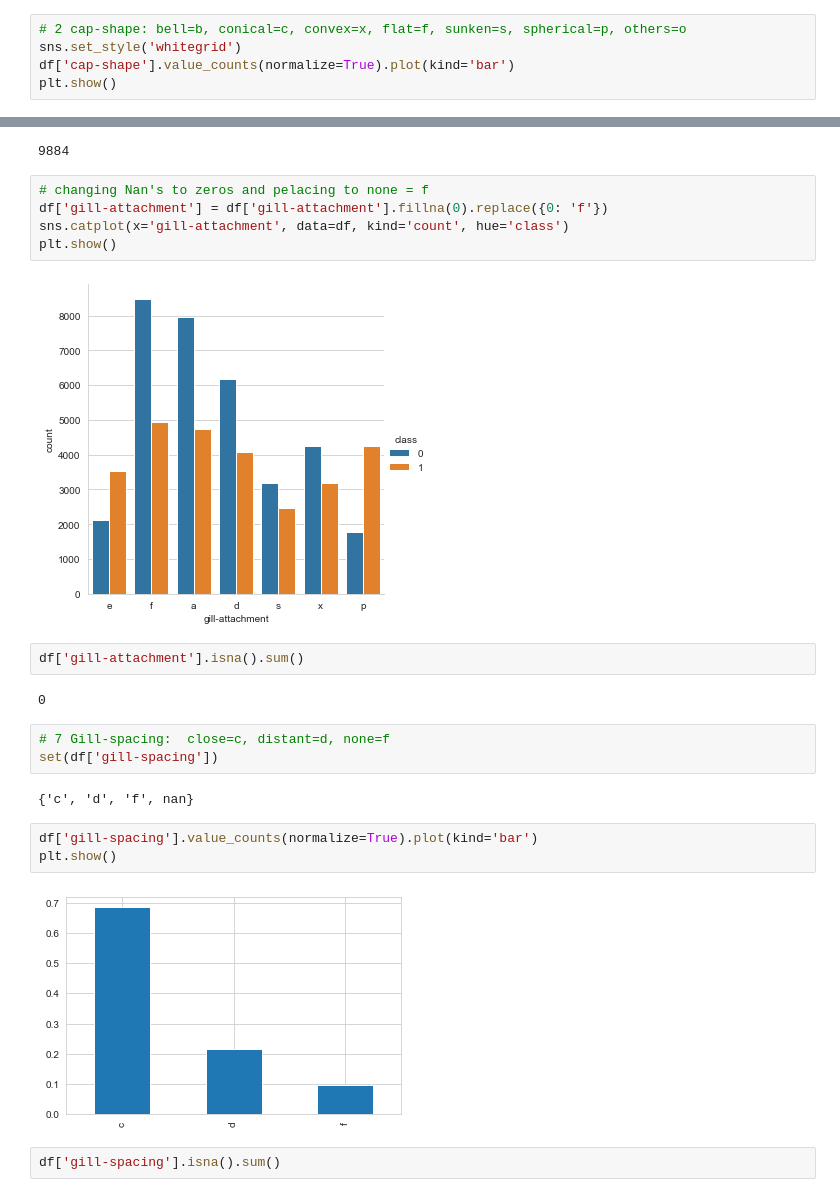
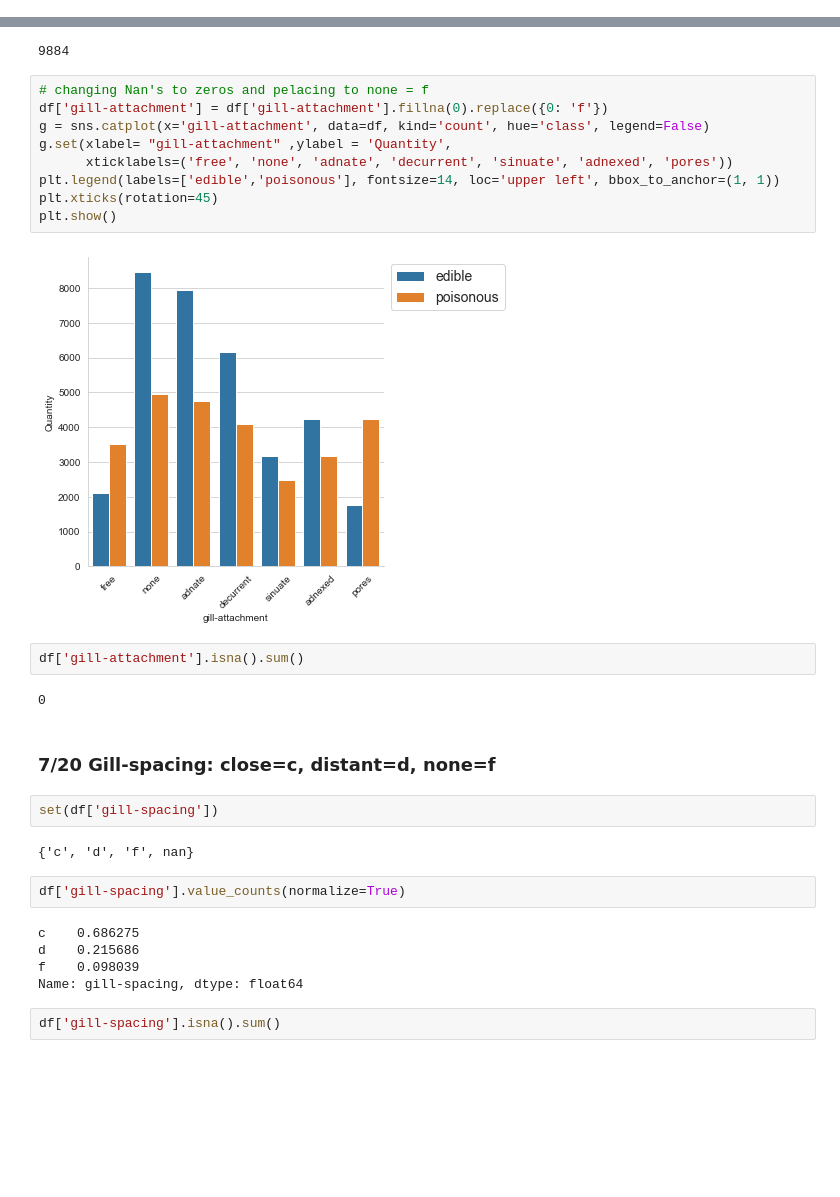
Before and after one commit to AleksanderWernik/Mushrooms, a Jupyter notebook: Grzyby.ipynb, the cells around one changed output, grey strips where cells are left out. Saved outputs shown, nothing was run; the diff lists cells and outputs as text; blank space fills up the shorter version.

```diff
--- a/Grzyby.ipynb
+++ b/Grzyby.ipynb
@@ -78,5 +77,0 @@ plt.show()
-# %%
-# 2 cap-shape: bell=b, conical=c, convex=x, flat=f, sunken=s, spherical=p, others=o
-sns.set_style('whitegrid')
-df['cap-shape'].value_counts(normalize=True).plot(kind='bar')
-plt.show()
@@ -130,24 +170,31 @@ df['gill-attachment'].isna().sum()
 # %%
 # changing Nan's to zeros and pelacing to none = f
 df['gill-attachment'] = df['gill-attachment'].fillna(0).replace({0: 'f'})
-sns.catplot(x='gill-attachment', data=df, kind='count', hue='class')
+g = sns.catplot(x='gill-attachment', data=df, kind='count', hue='class', legend=False)
+g.set(xlabel= "gill-attachment" ,ylabel = 'Quantity',
+      xticklabels=('free', 'none', 'adnate', 'decurrent', 'sinuate', 'adnexed', 'pores'))
+plt.legend(labels=['edible','poisonous'], fontsize=14, loc='upper left', bbox_to_anchor=(1, 1))
+plt.xticks(rotation=45)
 plt.show()
 # %% [output]
-[figure, old version]
+[figure, new version]
 # %%
 df['gill-attachment'].isna().sum()
 # %% [output]
 0
+# %% [markdown]
+### 7/20 Gill-spacing:  close=c, distant=d, none=f
 # %%
-# 7 Gill-spacing:  close=c, distant=d, none=f
 set(df['gill-spacing'])
 # %% [output]
 {'c', 'd', 'f', nan}
 # %%
-df['gill-spacing'].value_counts(normalize=True).plot(kind='bar')
-plt.show()
+df['gill-spacing'].value_counts(normalize=True)
 # %% [output]
-[figure, removed]
+c    0.686275
+d    0.215686
+f    0.098039
+Name: gill-spacing, dtype: float64
 # %%
 df['gill-spacing'].isna().sum()
 # %% [output]
```
Also changed, not shown: parts of 51 cells of this notebook.
